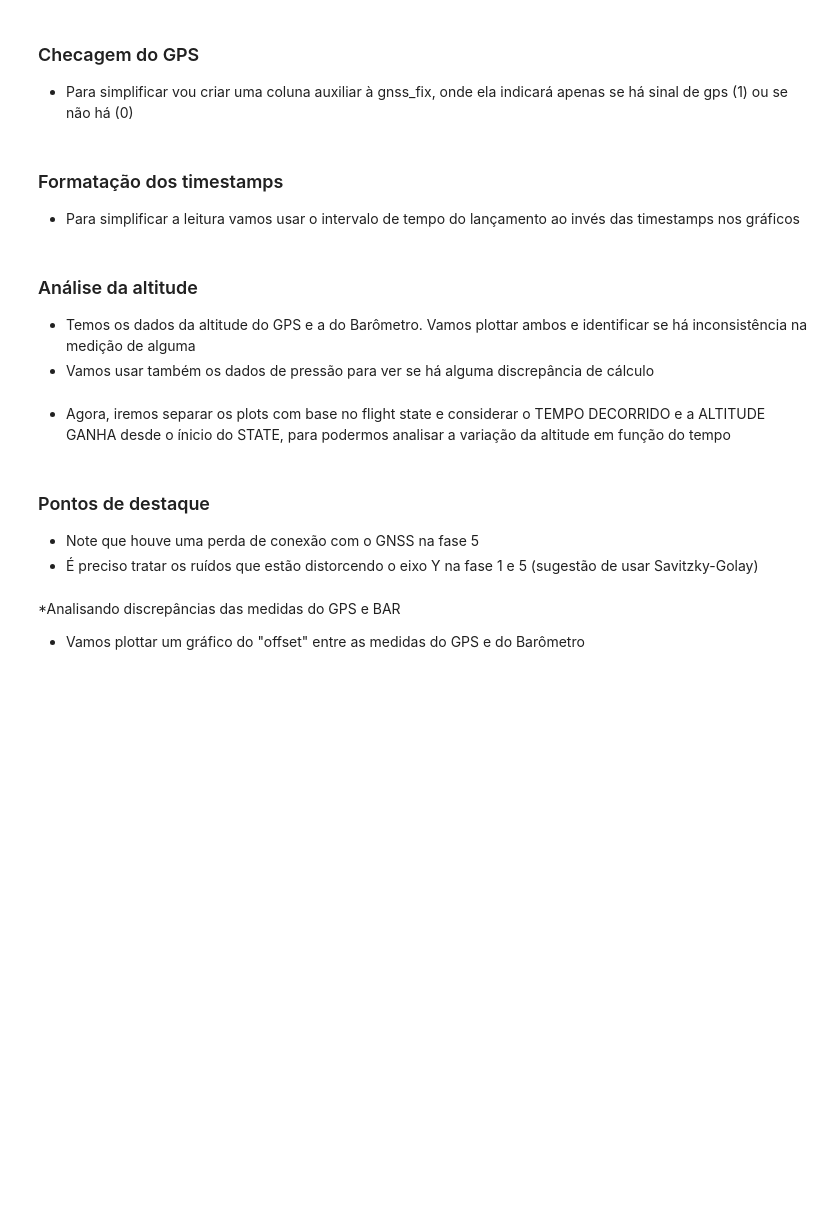
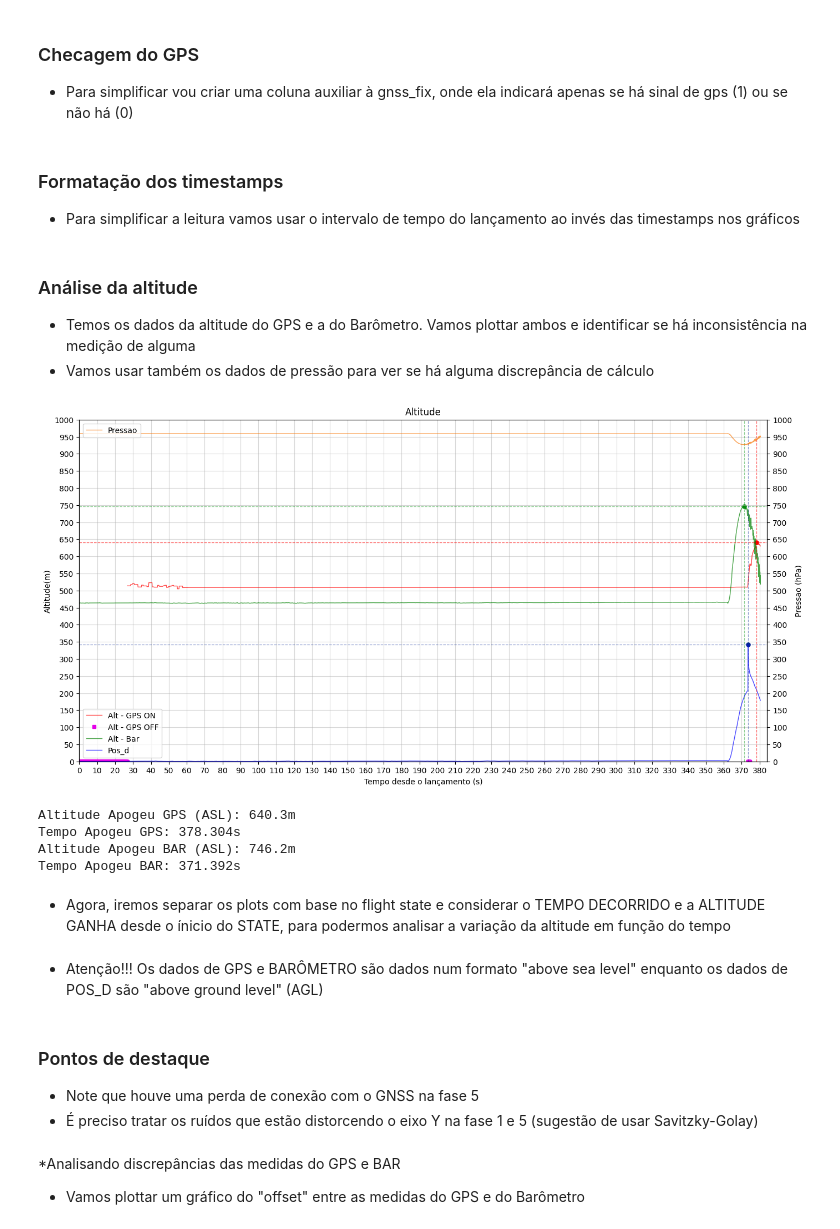
Before and after one commit to EnzoBat17/Analise-de-Dados-NASHIRA---EPTA, a Jupyter notebook: Analise de Dados NASHIRA.ipynb, the cells around one changed output. Drawn from its saved outputs; the diff is of its cells as text; code cells hidden in the pictures; blank space fills up the shorter version.

Commit message:
Código de Simulação quase completo(sem paraquedas e trilhos) e add do parametro pos_d nos graficos de altitude

```diff
--- a/Analise de Dados NASHIRA.ipynb
+++ b/Analise de Dados NASHIRA.ipynb
@@ -60,8 +60,9 @@ df.tail()
 - Temos os dados da altitude do GPS e a do Barômetro. Vamos plottar ambos e identificar se há inconsistência na medição de alguma
 - Vamos usar também os dados de pressão para ver se há alguma discrepância de cálculo
 # %%
-df_alt = df[["time_interval", "alt_gps", "alt_bar", "pressure", "gps_available"]].copy()
+df_alt = df[["time_interval", "alt_gps", "alt_bar", "pressure", "gps_available", "pos_d"]].copy()
 df_alt["time_interval"] = (df_alt["time_interval"]/1000)
+df_alt["pos_d"] = abs(df_alt["pos_d"])
 
 df_gps_on = df_alt[df_alt["gps_available"] == 1]
 df_gps_off = df_alt[df_alt["gps_available"] == 0]
@@ -76,9 +77,10 @@ axe1.set_xlim(-0.01,1.01*max_x)
 axe1.xaxis.set_major_locator(ticker.MaxNLocator(40))
 
 #Criando o primeiro eixo y (altitude)
-axe1.plot(df_gps_on["time_interval"], df_gps_on["alt_gps"], color ="r", linestyle="-",label ="Alt - GPS ON ", alpha = 0.7, linewidth = 2)
+axe1.plot(df_gps_on["time_interval"], df_gps_on["alt_gps"], color ="r", linestyle="-",label ="Alt - GPS ON ", alpha = 0.7, linewidth = 1)
 axe1.plot(df_gps_off["time_interval"], df_gps_off["alt_gps"], 's',  color ="#E400E8", label="Alt - GPS OFF", markersize=4, alpha= 1)
-axe1.plot(df_alt["time_interval"],df_alt["alt_bar"], color ="g", linestyle="-",label ="Alt - Bar", alpha = 0.7, linewidth = 2)
+axe1.plot(df_alt["time_interval"],df_alt["alt_bar"], color ="g", linestyle="-",label ="Alt - Bar", alpha = 0.7, linewidth = 1)
+axe1.plot(df_alt["time_interval"],df_alt["pos_d"], color="b", linestyle="-", label="Pos_d", alpha=0.7, linewidth=1)
 
 axe1.set_ylabel("Altitude(m)")
 axe1.set_ylim(-0.01,1000)
@@ -87,41 +89,68 @@ axe1.legend(loc= "lower left")
 axe1.yaxis.set_major_locator(ticker.MaxNLocator(22))
 
 #Marcando o apogeu
-df_apogeu = (df[["timestamp_ms","time_interval","alt_gps","alt_bar"]]).copy()
+df_apogeu = (df[["timestamp_ms","time_interval","alt_gps","alt_bar","pos_d"]]).copy() #Usamos o dataframe completo para determinar o apogeu
+df_apogeu["pos_d"] = abs(df_apogeu["pos_d"]) #precisamos usar o módulo aqui também
 
 alt_ap_gps = df_apogeu["alt_gps"].max() #em metros
 alt_ap_bar = df_apogeu["alt_bar"].max()
+alt_ap_posd = df_apogeu["pos_d"].max()
 
 id_apogeu_gps = df_apogeu["alt_gps"].idxmax()
 id_apogeu_bar = df_apogeu["alt_bar"].idxmax()
-
+id_apogeu_posd = df_apogeu["pos_d"].idxmax()
 
 timestamp_ap_gps = df_apogeu["timestamp_ms"].iloc[id_apogeu_gps] #em ms
 timestamp_ap_bar = df_apogeu["timestamp_ms"].iloc[id_apogeu_bar]
+timestamp_ap_posd = df_apogeu["timestamp_ms"].iloc[id_apogeu_posd]
+
 time_interval_ap_gps = df_apogeu["time_interval"].iloc[id_apogeu_gps] #em ms
 time_interval_ap_bar = df_apogeu["time_interval"].iloc[id_apogeu_bar]
+time_interval_ap_posd = df_apogeu["time_interval"].iloc[id_apogeu_posd]
 
 time_interval_ap_gps /= 1000
 time_interval_ap_bar /= 1000
+time_interval_ap_posd /= 1000
+
 axe1.axvline(x=time_interval_ap_gps, color="#FD00009C", linewidth = 0.9, linestyle = "--")
+axe1.axhline(y=alt_ap_gps, color="#FD00009C", linewidth = 0.9, linestyle = "--")
 axe1.scatter(x=time_interval_ap_gps, y=alt_ap_gps, color="#FD00009C", linewidths= 0.1, alpha=1, label = "Apogeu - GPS")
 axe1.axvline(x=time_interval_ap_bar, color="#07941371", linewidth = 0.9, linestyle = "--")
+axe1.axhline(y=alt_ap_bar, color="#07941371", linewidth = 0.9, linestyle = "--")
 axe1.scatter(x=time_interval_ap_bar, y=alt_ap_bar, color="#07941371", linewidths= 0.1, alpha=1, label = "Apogeu - BAR")
+axe1.axvline(x=time_interval_ap_posd, color="#07289470", linewidth = 0.9, linestyle = "--")
+axe1.axhline(y=alt_ap_posd, color="#07289470", linewidth = 0.9, linestyle = "--")
+axe1.scatter(x=time_interval_ap_posd, y=alt_ap_posd, color="#07289470", linewidths= 0.1, alpha=1, label = "Apogeu - BAR")
+
+
 
 #Criando o segundo eixo y (pressao)
 axe2 = axe1.twinx()
 axe2.plot(df_alt["time_interval"],df_alt["pressure"], color ="#F97400FF", linestyle="-",label ="Pressao", alpha = 0.7, linewidth = 1)
 axe2.set_ylabel("Pressao (hPa)")
 axe2.set_ylim(-0.01,1000)
 axe2.grid(False)
 axe2.legend(loc = "upper left")
 axe2.yaxis.set_major_locator(ticker.MaxNLocator(22))
 
 
 plt.title("Altitude")
 plt.show()
+print(f"Altitude Apogeu GPS (ASL): {alt_ap_gps}m")
+print(f"Tempo Apogeu GPS: {time_interval_ap_gps}s")
+print(f"Altitude Apogeu BAR (ASL): {alt_ap_bar}m")
+print(f"Tempo Apogeu BAR: {time_interval_ap_bar}s")
+# %% [output]
+[figure, added]
+Altitude Apogeu GPS (ASL): 640.3m
+Tempo Apogeu GPS: 378.304s
+Altitude Apogeu BAR (ASL): 746.2m
+Tempo Apogeu BAR: 371.392s
 # %% [markdown]
 - Agora, iremos separar os plots com base no flight state e considerar o TEMPO DECORRIDO e a ALTITUDE GANHA desde o ínicio do STATE, para podermos analisar a variação da altitude em função do tempo
+# %% [markdown]
+- Atenção!!!
+Os dados de GPS e BARÔMETRO são dados num formato "above sea level" enquanto os dados de POS_D são "above ground level" (AGL)
 # %%
 states = df["flight_state"].unique()
 n_states = len(states) #sabemos que temos 4 flight_states [1,2,3,5]
```
Also changed, not shown: parts of 6 cells of this notebook.
